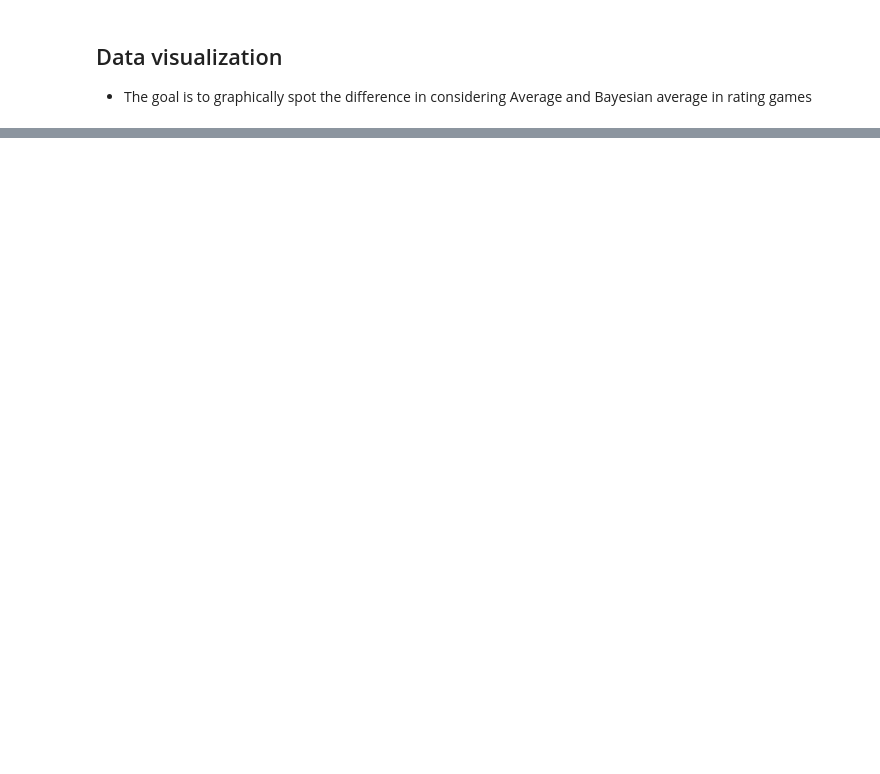
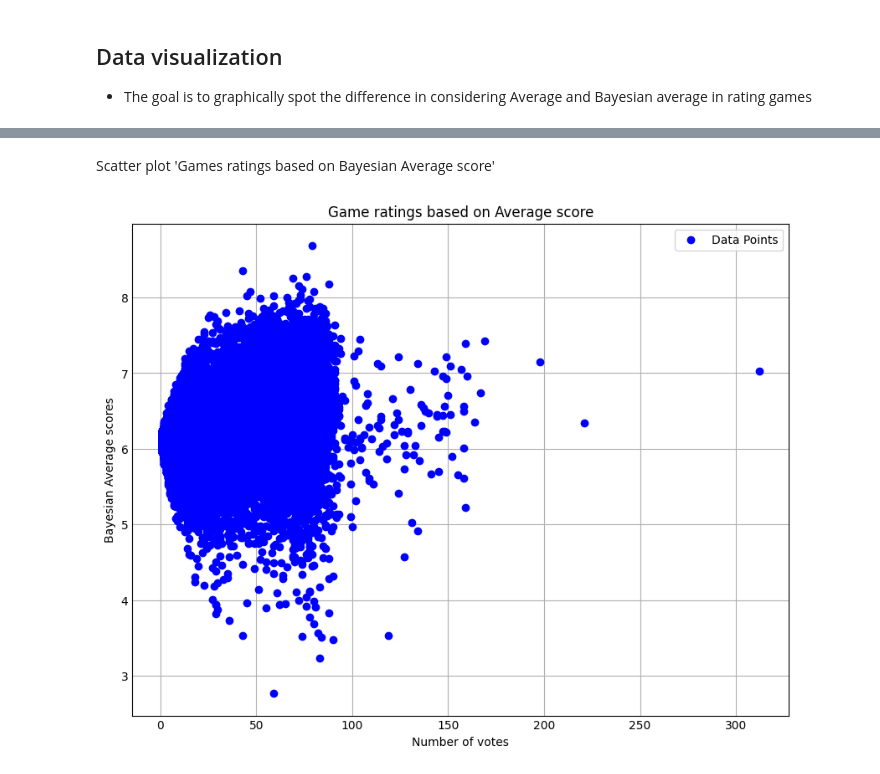
Before and after one commit to tundraparisi/dscoding-projects, a Jupyter notebook: chi.hoang/Board_Game_Project/Data_Import_Fixed.ipynb, the cells around one changed output, grey strips where cells are left out. Cells and saved outputs as stored; diff of their text form; code cells hidden in the pictures; blank space fills up the shorter version.

```diff
--- a/chi.hoang/Board_Game_Project/Data_Import_Fixed.ipynb
+++ b/chi.hoang/Board_Game_Project/Data_Import_Fixed.ipynb
@@ -247,0 +290,16 @@ plt.show()
+# %% [markdown]
+Scatter plot 'Games ratings based on Bayesian Average score'
+# %%
+x = full_table['rating_number']
+z = full_table['bayesian_average']
+# %%
+plt.figure(figsize=(8,6))
+plt.scatter(x,z, color='b', label="Data Points")
+plt.xlabel('Number of votes')
+plt.ylabel('Bayesian Average scores')
+plt.title('Game ratings based on Average score')
+plt.legend()
+plt.grid(True)
+plt.show()
+# %% [output]
+[figure, added]
```
Also changed, not shown: parts of 22 cells of this notebook.
